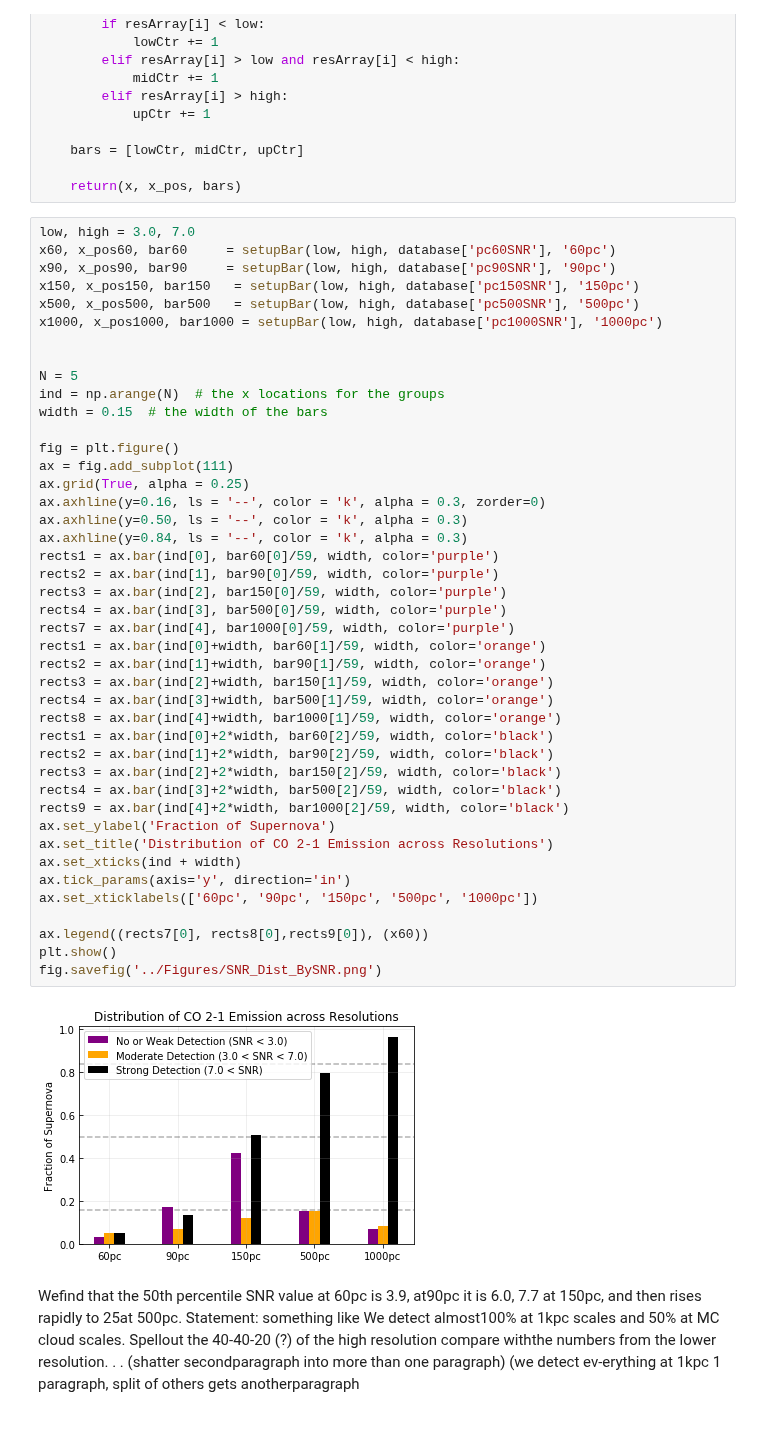
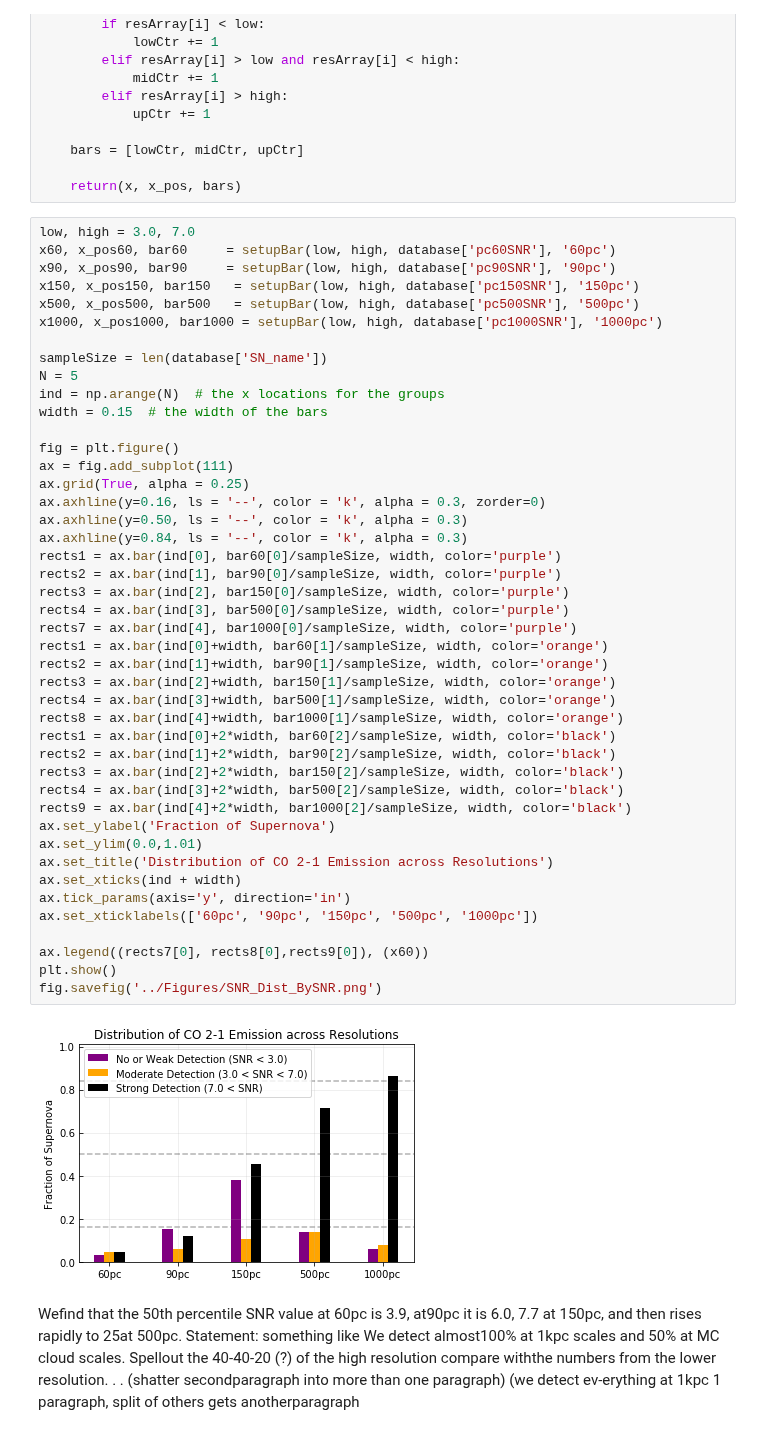
Before and after one commit to NessMayker/SNeCO, a Jupyter notebook: Code/3.1_Figure_2-Do_we_see_gas_at_supernova_locations.ipynb, the cells around one changed output. Cells and saved outputs as stored; diff of their text form.

Commit message:
add latex print out to 3.1 and fix bug in figure 2.

```diff
--- a/Code/3.1_Figure_2-Do_we_see_gas_at_supernova_locations.ipynb
+++ b/Code/3.1_Figure_2-Do_we_see_gas_at_supernova_locations.ipynb
@@ -79,47 +79,48 @@ def setupBar(low, high, resArray, resStr):
 # %%
 low, high = 3.0, 7.0
 x60, x_pos60, bar60     = setupBar(low, high, database['pc60SNR'], '60pc')
 x90, x_pos90, bar90     = setupBar(low, high, database['pc90SNR'], '90pc')
 x150, x_pos150, bar150   = setupBar(low, high, database['pc150SNR'], '150pc')
 x500, x_pos500, bar500   = setupBar(low, high, database['pc500SNR'], '500pc')
 x1000, x_pos1000, bar1000 = setupBar(low, high, database['pc1000SNR'], '1000pc')
 
-
+sampleSize = len(database['SN_name'])
 N = 5
 ind = np.arange(N)  # the x locations for the groups
 width = 0.15  # the width of the bars
 
 fig = plt.figure()
 ax = fig.add_subplot(111)
 ax.grid(True, alpha = 0.25)
 ax.axhline(y=0.16, ls = '--', color = 'k', alpha = 0.3, zorder=0)
 ax.axhline(y=0.50, ls = '--', color = 'k', alpha = 0.3)
 ax.axhline(y=0.84, ls = '--', color = 'k', alpha = 0.3)
-rects1 = ax.bar(ind[0], bar60[0]/59, width, color='purple')
-rects2 = ax.bar(ind[1], bar90[0]/59, width, color='purple')
-rects3 = ax.bar(ind[2], bar150[0]/59, width, color='purple')
-rects4 = ax.bar(ind[3], bar500[0]/59, width, color='purple')
-rects7 = ax.bar(ind[4], bar1000[0]/59, width, color='purple')
-rects1 = ax.bar(ind[0]+width, bar60[1]/59, width, color='orange')
-rects2 = ax.bar(ind[1]+width, bar90[1]/59, width, color='orange')
-rects3 = ax.bar(ind[2]+width, bar150[1]/59, width, color='orange')
-rects4 = ax.bar(ind[3]+width, bar500[1]/59, width, color='orange')
-rects8 = ax.bar(ind[4]+width, bar1000[1]/59, width, color='orange')
-rects1 = ax.bar(ind[0]+2*width, bar60[2]/59, width, color='black')
-rects2 = ax.bar(ind[1]+2*width, bar90[2]/59, width, color='black')
-rects3 = ax.bar(ind[2]+2*width, bar150[2]/59, width, color='black')
-rects4 = ax.bar(ind[3]+2*width, bar500[2]/59, width, color='black')
-rects9 = ax.bar(ind[4]+2*width, bar1000[2]/59, width, color='black')
+rects1 = ax.bar(ind[0], bar60[0]/sampleSize, width, color='purple')
+rects2 = ax.bar(ind[1], bar90[0]/sampleSize, width, color='purple')
+rects3 = ax.bar(ind[2], bar150[0]/sampleSize, width, color='purple')
+rects4 = ax.bar(ind[3], bar500[0]/sampleSize, width, color='purple')
+rects7 = ax.bar(ind[4], bar1000[0]/sampleSize, width, color='purple')
+rects1 = ax.bar(ind[0]+width, bar60[1]/sampleSize, width, color='orange')
+rects2 = ax.bar(ind[1]+width, bar90[1]/sampleSize, width, color='orange')
+rects3 = ax.bar(ind[2]+width, bar150[1]/sampleSize, width, color='orange')
+rects4 = ax.bar(ind[3]+width, bar500[1]/sampleSize, width, color='orange')
+rects8 = ax.bar(ind[4]+width, bar1000[1]/sampleSize, width, color='orange')
+rects1 = ax.bar(ind[0]+2*width, bar60[2]/sampleSize, width, color='black')
+rects2 = ax.bar(ind[1]+2*width, bar90[2]/sampleSize, width, color='black')
+rects3 = ax.bar(ind[2]+2*width, bar150[2]/sampleSize, width, color='black')
+rects4 = ax.bar(ind[3]+2*width, bar500[2]/sampleSize, width, color='black')
+rects9 = ax.bar(ind[4]+2*width, bar1000[2]/sampleSize, width, color='black')
 ax.set_ylabel('Fraction of Supernova')
+ax.set_ylim(0.0,1.01)
 ax.set_title('Distribution of CO 2-1 Emission across Resolutions')
 ax.set_xticks(ind + width)
 ax.tick_params(axis='y', direction='in')
 ax.set_xticklabels(['60pc', '90pc', '150pc', '500pc', '1000pc'])
 
 ax.legend((rects7[0], rects8[0],rects9[0]), (x60))
 plt.show()
 fig.savefig('../Figures/SNR_Dist_BySNR.png')
 # %% [output]
-[figure, old version]
+[figure, new version]
 # %% [markdown]
 Wefind that the 50th percentile SNR value at 60pc is 3.9, at90pc it is 6.0, 7.7 at 150pc, and then rises rapidly to 25at 500pc.  Statement:  something like We detect almost100% at 1kpc scales and 50% at MC cloud scales.  Spellout the 40-40-20 (?)  of the high resolution compare withthe numbers from the lower resolution. . . (shatter secondparagraph into more than one paragraph) (we detect ev-erything at 1kpc 1 paragraph, split of others gets anotherparagraph
```
Also changed, not shown: parts of 5 cells of this notebook, 2 other files.
